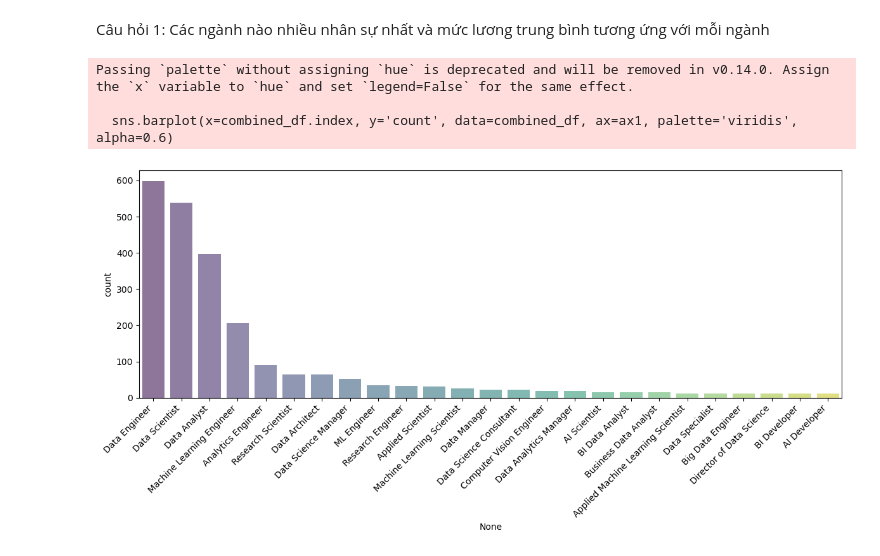
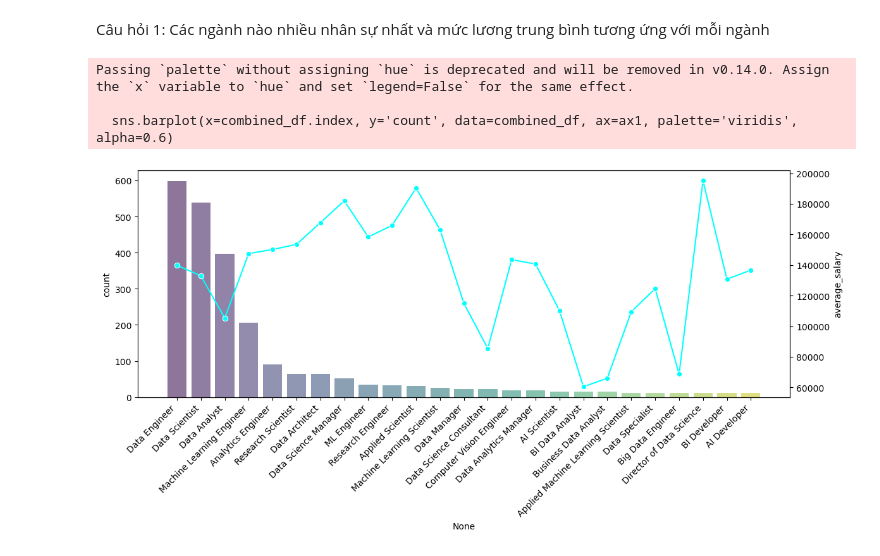
Before and after one commit to Baduc81/Data-Visualization-Lab01, a Jupyter notebook: question_demo.ipynb, the cells around one changed output. Drawn from its saved outputs; the diff is of its cells as text; code cells hidden in the pictures.

```diff
--- a/question_demo.ipynb
+++ b/question_demo.ipynb
@@ -14,28 +14,36 @@ Câu hỏi 1: Các ngành nào nhiều nhân sự nhất và mức lương trung
 # %%
 counts=df['job_title'].value_counts().head(25)
 
 # Filter the DataFrame based on job titles in counts.index
 filtered_df = df[df['job_title'].isin(counts.index)]
 
 # Group by job_title and calculate the average salary
 average_salary = filtered_df.groupby('job_title')['salary_in_usd'].mean()
 
 # Create a DataFrame
 combined_df = pd.DataFrame({'count': counts, 'average_salary': average_salary})
 combined_df = combined_df.sort_values(by='count', ascending=False)
 
 # Plotting
 fig, ax1 = plt.subplots(figsize=(12, 6))
 
 # Bar plot for counts
 sns.barplot(x=combined_df.index, y='count', data=combined_df, ax=ax1, palette='viridis', alpha=0.6)
 plt.xticks(rotation=45, ha='right')
 
+# Create a second y-axis
+ax2 = ax1.twinx()
+
+# Line plot for average salary
+sns.lineplot(x=combined_df.index, y='average_salary', data=combined_df, ax=ax2, color='cyan', marker='o')
+
+
+
 # Adjust layout for better visibility
 plt.tight_layout()
 plt.show()
 # %% [output]
 Passing `palette` without assigning `hue` is deprecated and will be removed in v0.14.0. Assign the `x` variable to `hue` and set `legend=False` for the same effect.
 
   sns.barplot(x=combined_df.index, y='count', data=combined_df, ax=ax1, palette='viridis', alpha=0.6)
-[figure, old version]
+[figure, new version]
```
